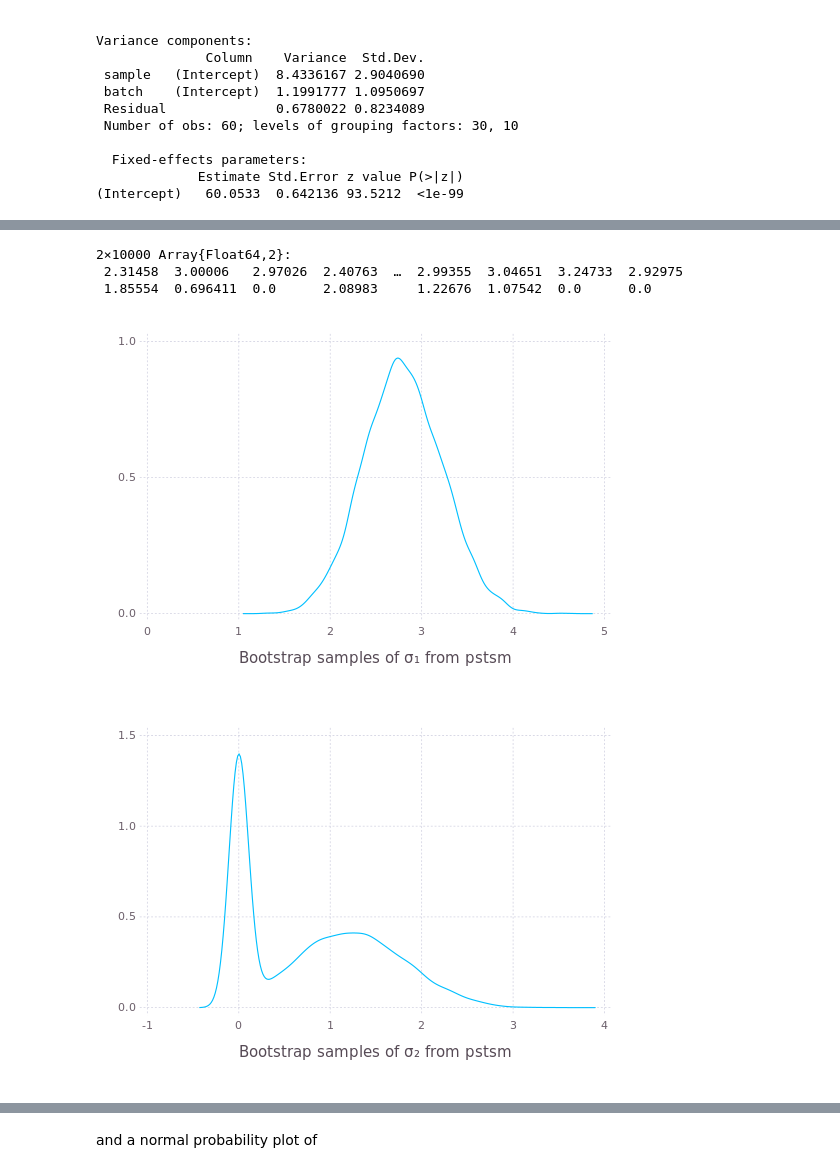
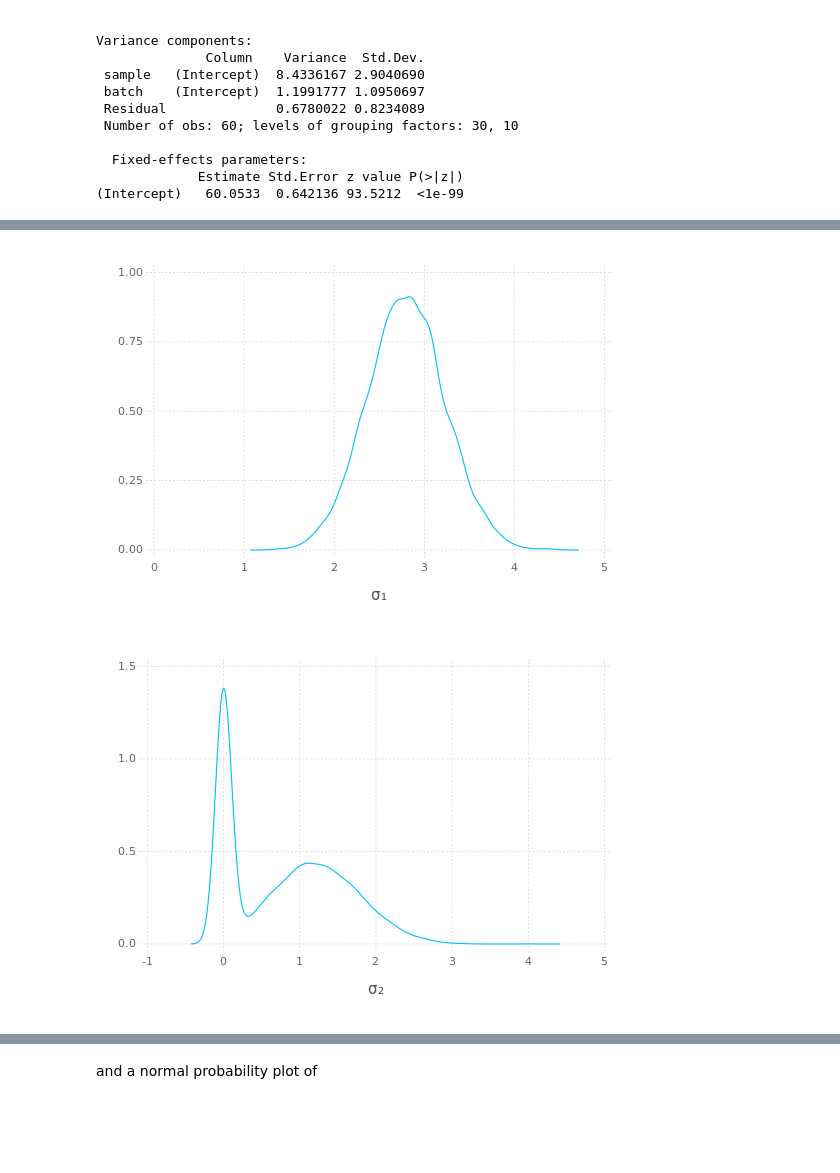
Before and after one commit to dmbates/MixedModelsinJulia, a Jupyter notebook: MultipleTerms.ipynb, the cells around one changed output, grey strips where cells are left out. Saved outputs shown, nothing was run; the diff lists cells and outputs as text; code cells hidden in the pictures; blank space fills up the shorter version.

```diff
--- a/MultipleTerms.ipynb
+++ b/MultipleTerms.ipynb
@@ -374,16 +346,8 @@ plot(x = sqrt.(s2), Geom.density(),
-# %%
-sigma12 = theta * Diagonal(sqrt.(s2))
-# %% [output]
-2×10000 Array{Float64,2}:
- 2.31458  3.00006   2.97026  2.40763  …  2.99355  3.04651  3.24733  2.92975
- 1.85554  0.696411  0.0      2.08983     1.22676  1.07542  0.0      0.0
 # %%
-plot(x = view(sigma12, 1, :), Geom.density(),
-    Guide.xlabel("Bootstrap samples of σ₁ from pstsm"))
+plot(x = pstsbstp[:σ₁], Geom.density(), Guide.xlabel("σ₁"))
 # %% [output]
-[figure, old version]
+[figure, new version]
 # %%
-plot(x = view(sigma12, 2, :), Geom.density(),
-    Guide.xlabel("Bootstrap samples of σ₂ from pstsm"))
+plot(x = pstsbstp[:σ₂], Geom.density(), Guide.xlabel("σ₂"))
 # %% [output]
-[figure, old version]
+[figure, new version]
```
Also changed, not shown: parts of 44 cells of this notebook, 1 other file.
